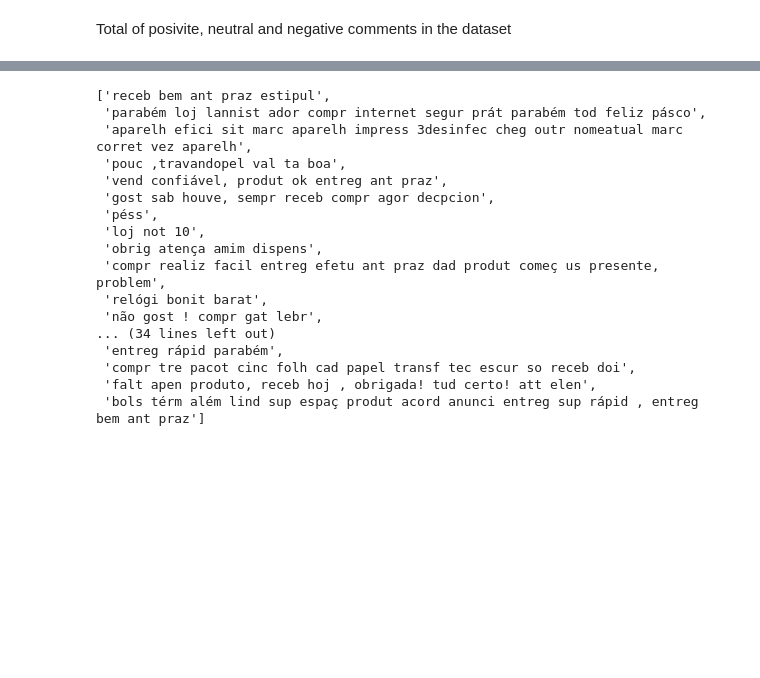
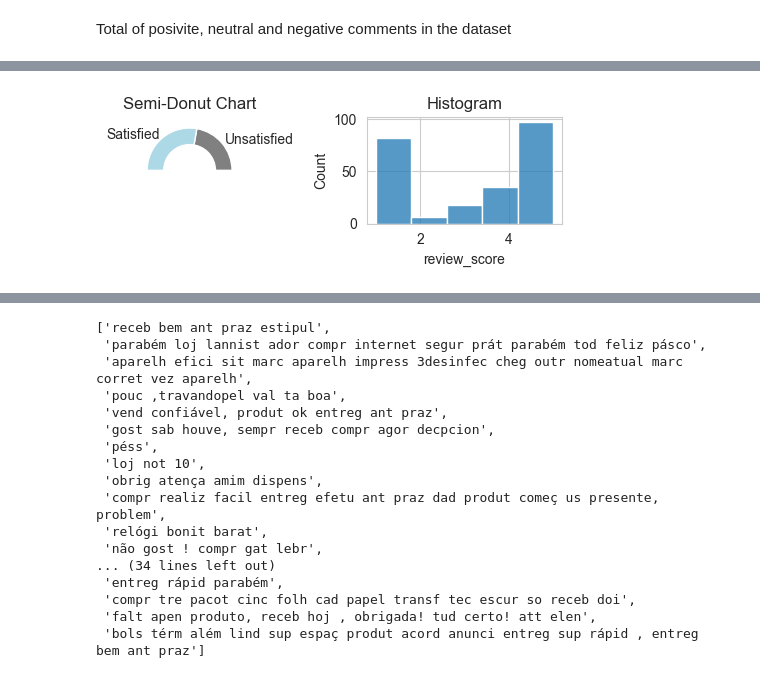
Before and after one commit to mecadme/PF_E-commerce-Olist, a Jupyter notebook: Week 3/Streamlit/SentimentalAnalysis.ipynb, the cells around one changed output, grey strips where cells are left out. Cells and saved outputs as stored; diff of their text form; code cells hidden in the pictures; blank space fills up the shorter version.

```diff
--- a/SentimentalAnalysis.ipynb
+++ b/Week 3/Streamlit/SentimentalAnalysis.ipynb
@@ -110,0 +192,28 @@ plt.show()
+# %%
+# Create a figure with 2 subplots (1 row, 2 columns)
+fig, (ax1, ax2) = plt.subplots(1, 2, figsize=(5,2))
+
+# Create the semi-donut chart
+label = ["Unsatisfied", "Satisfied"]
+val = [100-percentage_positives_2016, percentage_positives_2016]
+
+# append data and assign color
+label.append("")
+val.append(sum(val))  # 50% blank
+colors = ['gray', 'lightblue', 'white']
+
+# plot
+ax1.pie(val, labels=label, colors=colors)
+ax1.add_artist(plt.Circle((0, 0), 0.61, color='white'))
+ax1.set_title("Semi-Donut Chart")
+ax1.set_position([0, 0, 0.7, 0.1])
+
+
+# Create the histogram
+ax2=sns.histplot(year_2016['review_score'], bins=5,fill=sns.color_palette('Blues'))
+ax2.set_title('Histogram')
+
+plt.tight_layout()
+plt.show()
+# %% [output]
+[figure, added]
```
Also changed, not shown: parts of 29 cells of this notebook, 6 other files.
